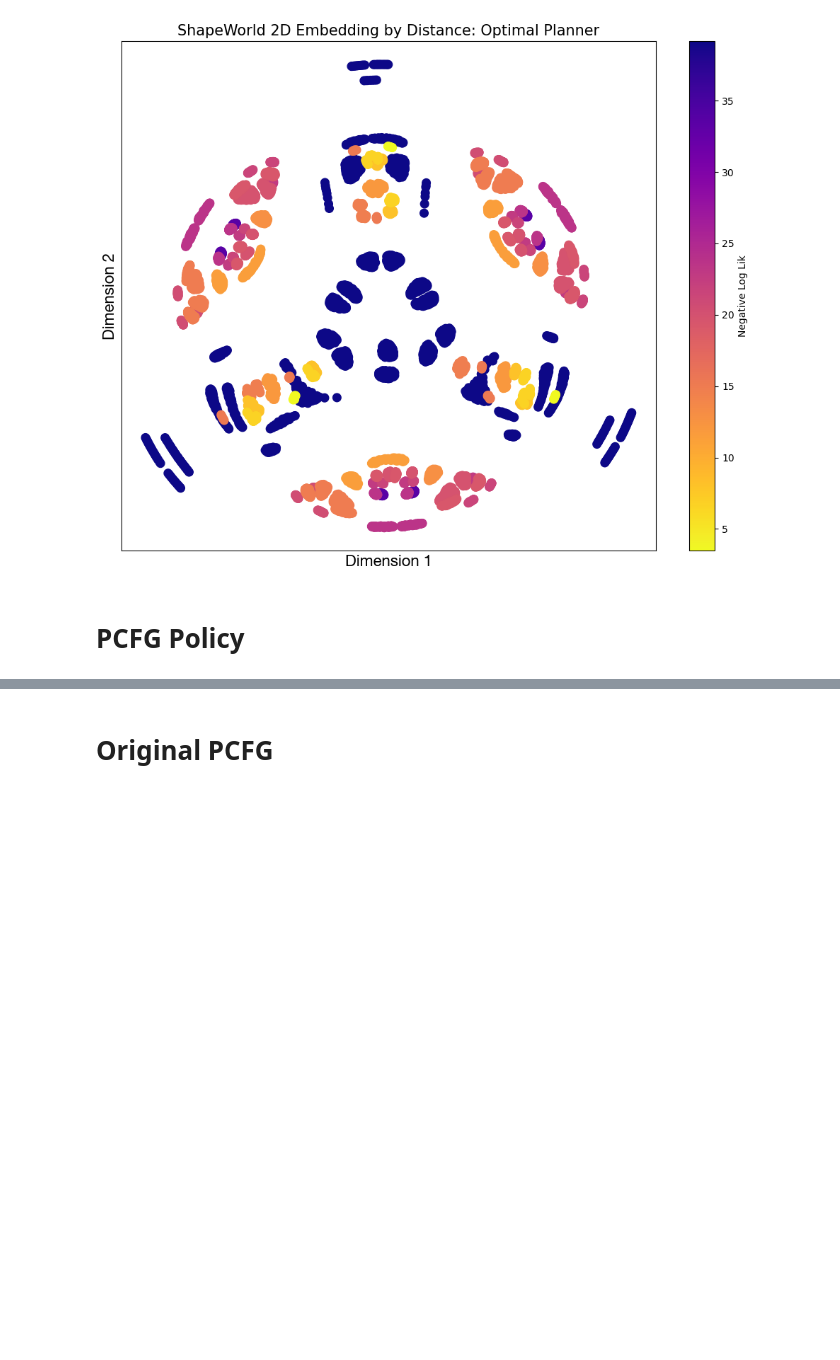
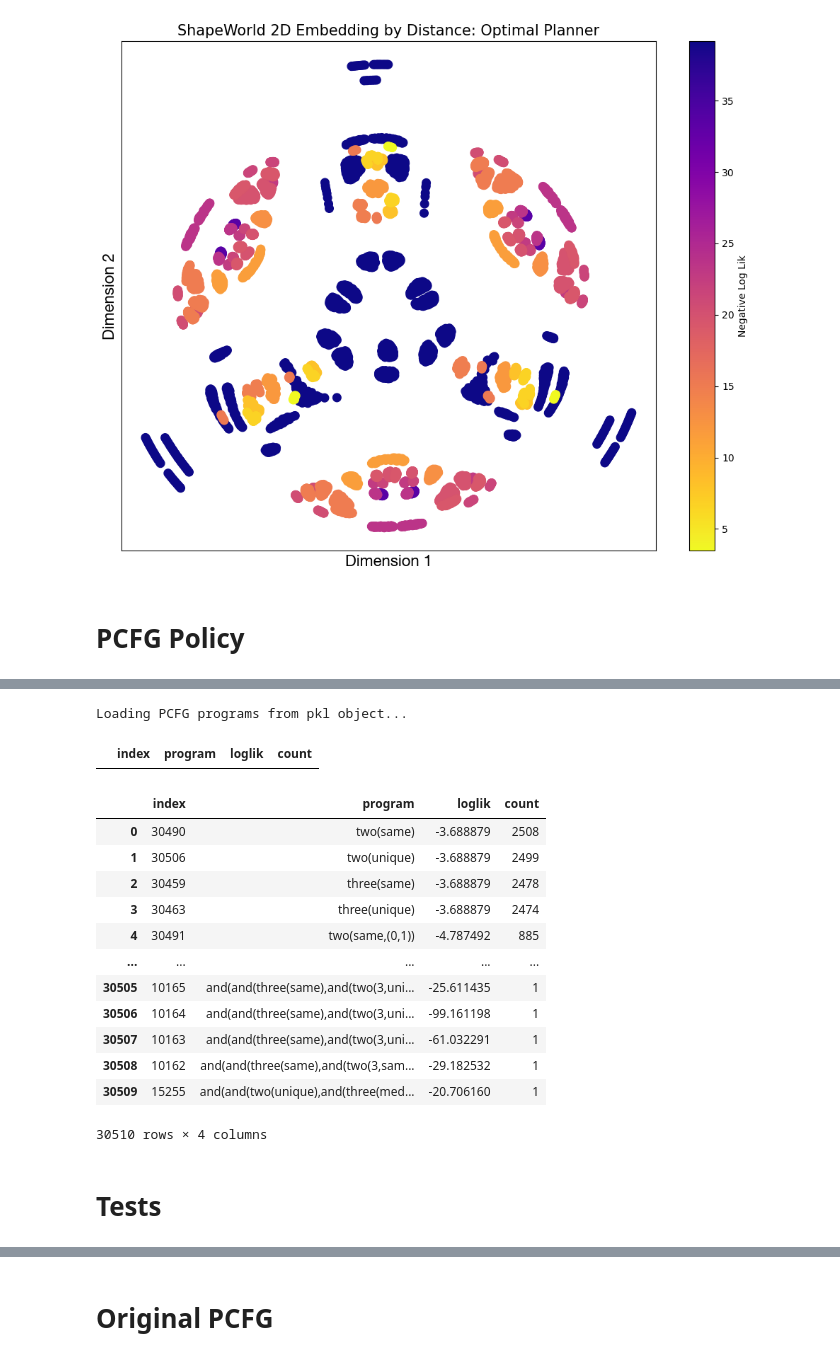
Before and after one commit to zhaobn/goals, a Jupyter notebook: planning/workspace.ipynb, the cells around one changed output, grey strips where cells are left out. Drawn from its saved outputs; the diff is of its cells as text; code cells hidden in the pictures; blank space fills up the shorter version.

Commit message:
Program coverage and state coverage complete. Need speeding up.

```diff
--- a/planning/workspace.ipynb
+++ b/planning/workspace.ipynb
@@ -876,0 +1115,8 @@ pcfg_state_neg_loglik = pcfg_policy.calculate_neg_log_likelihood_all_df()
+# %%
+pcfg_programs = pcfg_policy.generate_programs(100000)
+pcfg_policy.programs = pcfg_programs[0:10]
+prog_cov = pcfg_policy.calc_program_coverage(goal_world_pcfg.get_state_space())
+state_cov = pcfg_policy.calc_state_coverage(goal_world_pcfg.get_state_space())
+#prog_cov.items()
+# %% [output]
+Loading PCFG programs from pkl object...
@@ -877,3 +1125,28 @@ pcfg_state_neg_loglik = pcfg_policy.calculate_neg_log_likelihood_all_df()
+# %%
+program = 'and(one(striped,(1)),and(two(low,(0,2)),two(same,(0,1))))'
+loglik_program = pcfg_policy.programs[pcfg_policy.programs['program'] == program]
+# This should not be empty!!
+loglik_program
+# %% [output]
+|  | index | program | loglik | count |
+# %%
+pcfg_policy.programs
+# %% [output]
+|  | index | program | loglik | count |
+| 0 | 30490 | two(same) | -3.688879 | 2508 |
+| 1 | 30506 | two(unique) | -3.688879 | 2499 |
+| 2 | 30459 | three(same) | -3.688879 | 2478 |
+| 3 | 30463 | three(unique) | -3.688879 | 2474 |
+| 4 | 30491 | two(same,(0,1)) | -4.787492 | 885 |
+| ... | ... | ... | ... | ... |
+| 30505 | 10165 | and(and(three(same),and(two(3,uni... | -25.611435 | 1 |
+| 30506 | 10164 | and(and(three(same),and(two(3,uni... | -99.161198 | 1 |
+| 30507 | 10163 | and(and(three(same),and(two(3,uni... | -61.032291 | 1 |
+| 30508 | 10162 | and(and(three(same),and(two(3,sam... | -29.182532 | 1 |
+| 30509 | 15255 | and(and(two(unique),and(three(med... | -20.706160 | 1 |
+30510 rows × 4 columns
+# %% [markdown]
+# Tests
 # %%
 '''Testing program_applies()'''
 program = 'one(square)'
```
Also changed, not shown: parts of 14 cells of this notebook, 5 other files.
